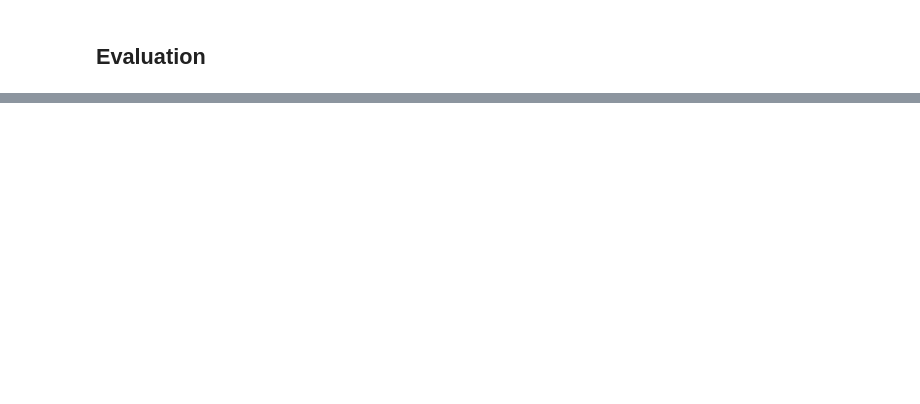
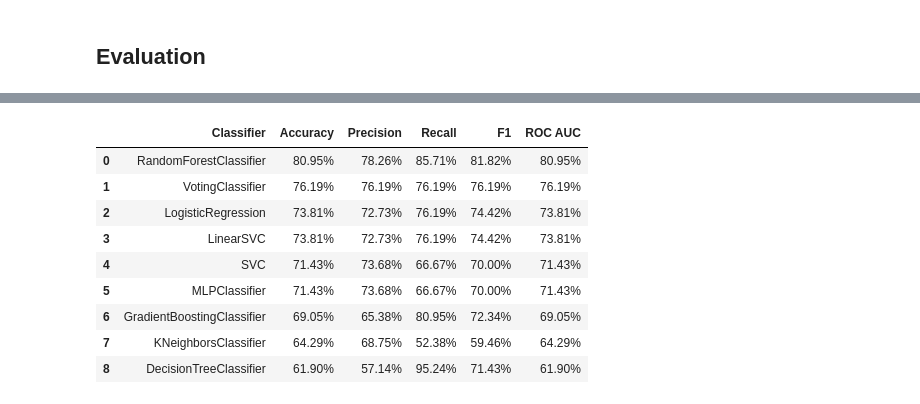
Before and after one commit to Tymec/movie-recommender, a Jupyter notebook: experiment.ipynb, the cells around one changed output, grey strips where cells are left out. Cells and saved outputs as stored; diff of their text form; code cells hidden in the pictures; blank space fills up the shorter version.

```diff
--- a/experiment.ipynb
+++ b/experiment.ipynb
@@ -204,2 +234,22 @@ kfold = StratifiedKFold(n_splits=5, shuffle=True, random_state=SEED)
+# %%
+# Perform random search to find the best hyperparameters
+estimators = []
+for clf, params in tqdm(classifiers, unit="clf"):
+    search = RandomizedSearchCV(
+        clf,
+        params,
+        cv=kfold,
+        n_iter=10,
+        scoring="accuracy",
+        random_state=SEED,
+        verbose=0,
+    )
+
+    with warnings.catch_warnings():
+        warnings.filterwarnings("once", category=ConvergenceWarning)
+        warnings.filterwarnings("ignore", category=UserWarning, message="Persisting input arguments took")
+        search.fit(X_train, y_train)
+
+    estimators.append(search.best_estimator_)
 # %% [markdown]
 ## Evaluation
@@ -205,0 +308,26 @@ kfold = StratifiedKFold(n_splits=5, shuffle=True, random_state=SEED)
+# %%
+# Sort the results by accuracy and save to CSV
+results = results.sort_values("Accuracy", ascending=False).reset_index(drop=True)
+results.to_csv(DATA_DIR / "proto_results.csv", index=False)
+# %%
+# Display the results
+results.style.format(
+    {
+        "Accuracy": "{:.2%}",
+        "Precision": "{:.2%}",
+        "Recall": "{:.2%}",
+        "F1": "{:.2%}",
+        "ROC AUC": "{:.2%}",
+    },
+)
+# %% [output]
+|  | Classifier | Accuracy | Precision | Recall | F1 | ROC AUC |
+| 0 | RandomForestClassifier | 80.95% | 78.26% | 85.71% | 81.82% | 80.95% |
+| 1 | VotingClassifier | 76.19% | 76.19% | 76.19% | 76.19% | 76.19% |
+| 2 | LogisticRegression | 73.81% | 72.73% | 76.19% | 74.42% | 73.81% |
+| 3 | LinearSVC | 73.81% | 72.73% | 76.19% | 74.42% | 73.81% |
+| 4 | SVC | 71.43% | 73.68% | 66.67% | 70.00% | 71.43% |
+| 5 | MLPClassifier | 71.43% | 73.68% | 66.67% | 70.00% | 71.43% |
+| 6 | GradientBoostingClassifier | 69.05% | 65.38% | 80.95% | 72.34% | 69.05% |
+| 7 | KNeighborsClassifier | 64.29% | 68.75% | 52.38% | 59.46% | 64.29% |
+| 8 | DecisionTreeClassifier | 61.90% | 57.14% | 95.24% | 71.43% | 61.90% |
```
Also changed, not shown: parts of 17 cells of this notebook, 1 other file.
